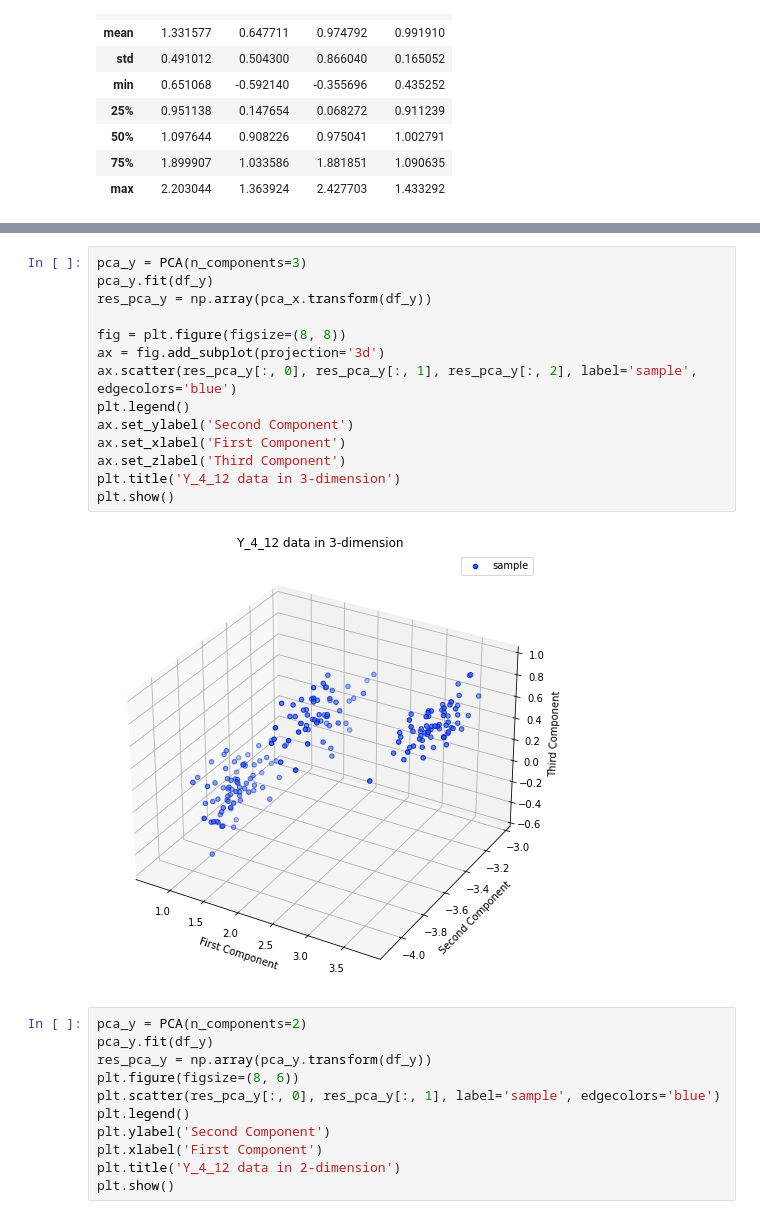
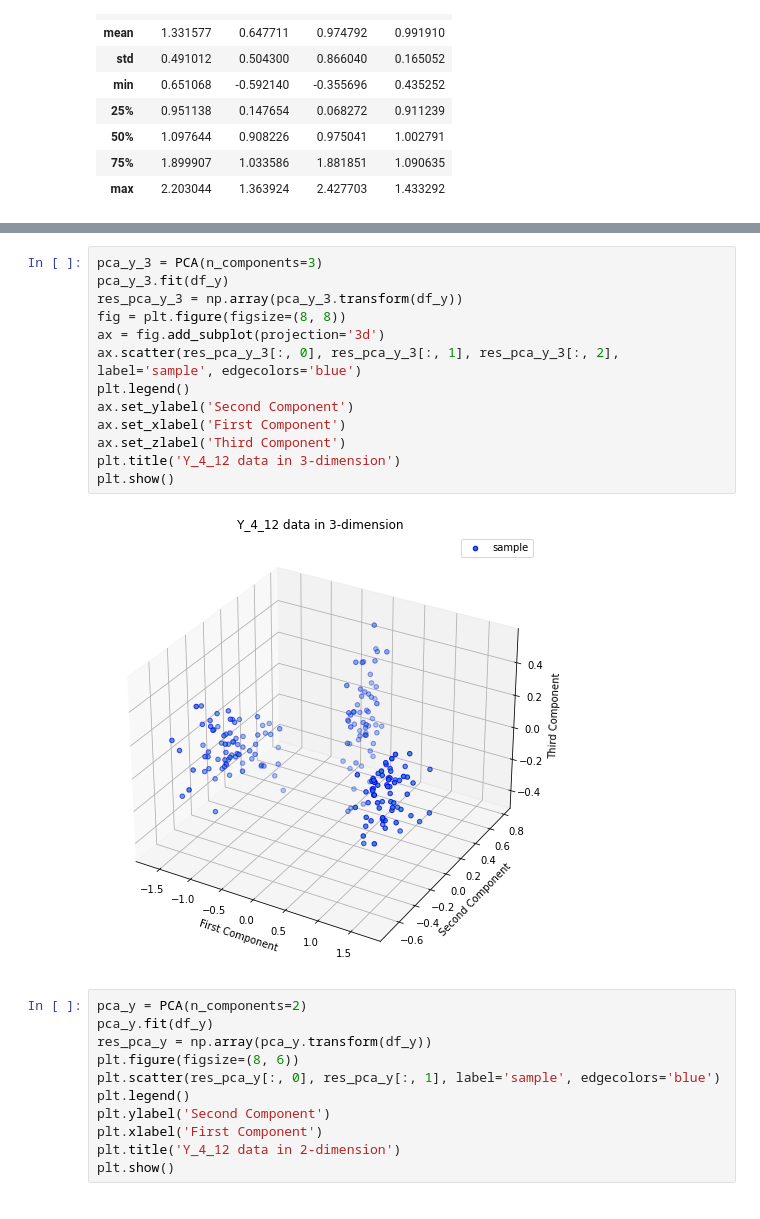
Before and after one commit to HSEDataAnalysis/LAB3, a Jupyter notebook: main.ipynb, the cells around one changed output, grey strips where cells are left out. Cells and saved outputs as stored; diff of their text form.

```diff
--- a/main.ipynb
+++ b/main.ipynb
@@ -116,19 +110,18 @@ draw_corr_mat(df_y)
 # %%
-pca_y = PCA(n_components=3)
-pca_y.fit(df_y)
-res_pca_y = np.array(pca_x.transform(df_y))
-
+pca_y_3 = PCA(n_components=3)
+pca_y_3.fit(df_y)
+res_pca_y_3 = np.array(pca_y_3.transform(df_y))
 fig = plt.figure(figsize=(8, 8))
 ax = fig.add_subplot(projection='3d')
-ax.scatter(res_pca_y[:, 0], res_pca_y[:, 1], res_pca_y[:, 2], label='sample', edgecolors='blue')
+ax.scatter(res_pca_y_3[:, 0], res_pca_y_3[:, 1], res_pca_y_3[:, 2], label='sample', edgecolors='blue')
 plt.legend()
 ax.set_ylabel('Second Component')
 ax.set_xlabel('First Component')
 ax.set_zlabel('Third Component')
 plt.title('Y_4_12 data in 3-dimension')
 plt.show()
 # %% [output]
-[figure, old version]
+[figure, new version]
 # %%
 pca_y = PCA(n_components=2)
 pca_y.fit(df_y)
```
Also changed, not shown: parts of 30 cells of this notebook.
